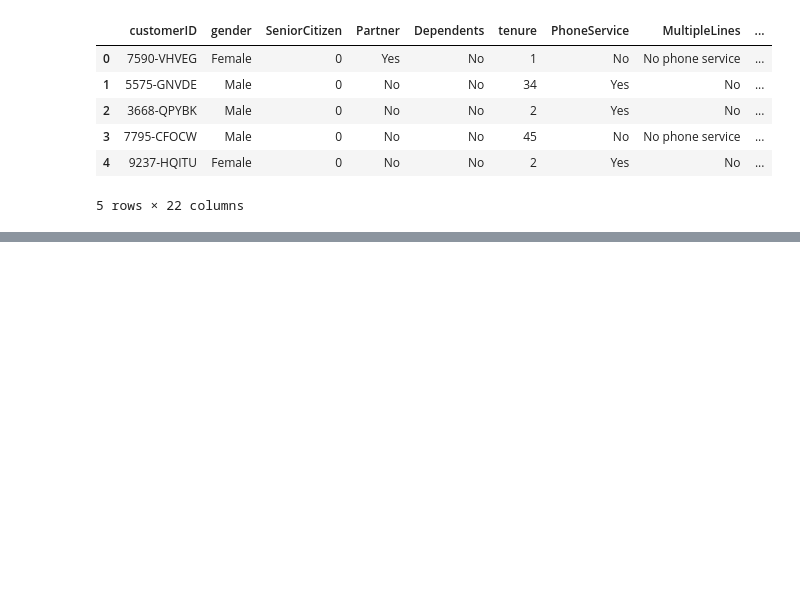
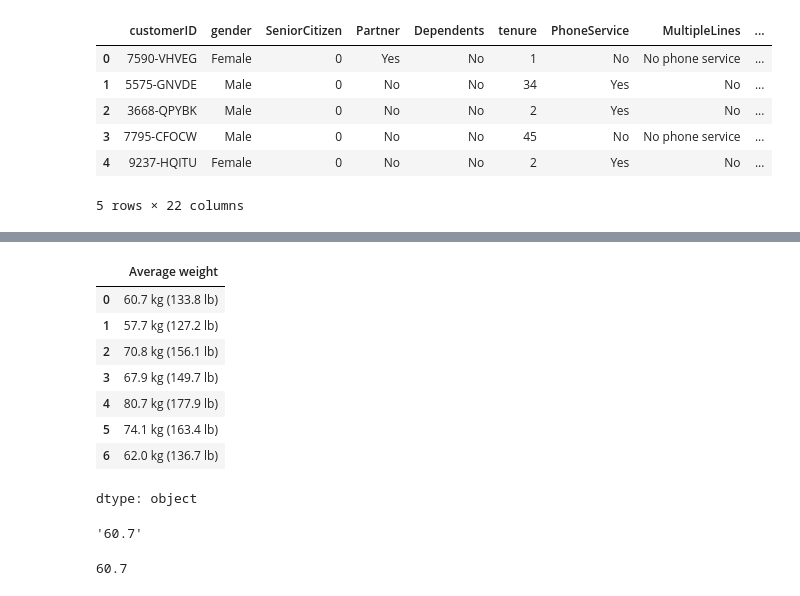
Before and after one commit to rohit0235/Data-analysis-using-pandas, a Jupyter notebook: panda.ipynb, the cells around one changed output, grey strips where cells are left out. Saved outputs shown, nothing was run; the diff lists cells and outputs as text; code cells hidden in the pictures; blank space fills up the shorter version.

```diff
--- a/panda.ipynb
+++ b/panda.ipynb
@@ -384,0 +522,12 @@ df.head()
+# %%
+df['Average weight']
+# %% [output]
+|  | Average weight |
+| 0 | 60.7 kg (133.8 lb) |
+| 1 | 57.7 kg (127.2 lb) |
+| 2 | 70.8 kg (156.1 lb) |
+| 3 | 67.9 kg (149.7 lb) |
+| 4 | 80.7 kg (177.9 lb) |
+| 5 | 74.1 kg (163.4 lb) |
+| 6 | 62.0 kg (136.7 lb) |
+dtype: object
@@ -384,0 +536,4 @@ df.head()
+# %%
+a.split(' ')[0]
+# %% [output]
+'60.7'
@@ -384,0 +542,4 @@ df.head()
+# %%
+float(re.findall("\d+\.\d+",a.split(' ')[0])[0])
+# %% [output]
+60.7
```
Also changed, not shown: parts of 23 cells of this notebook.
